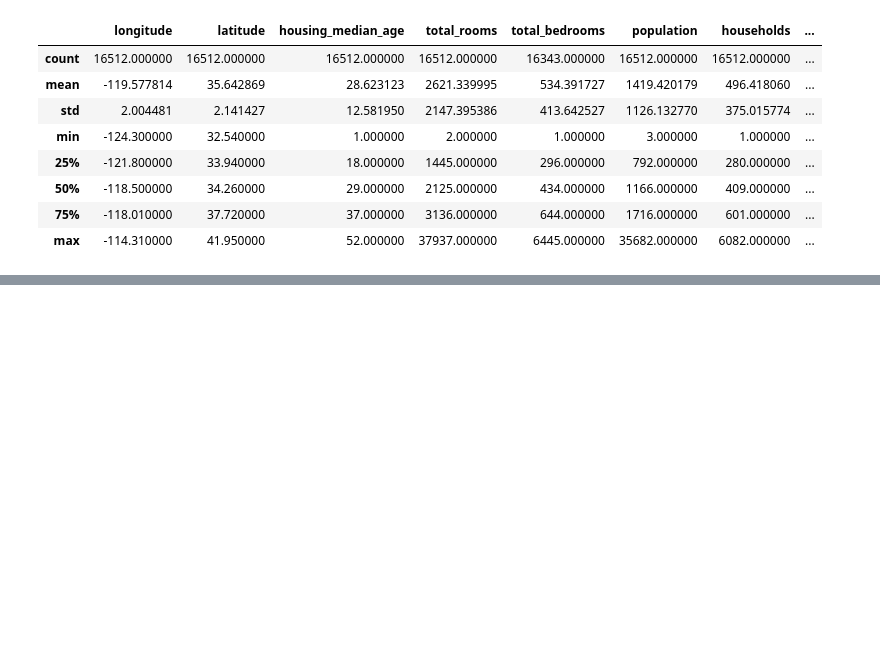
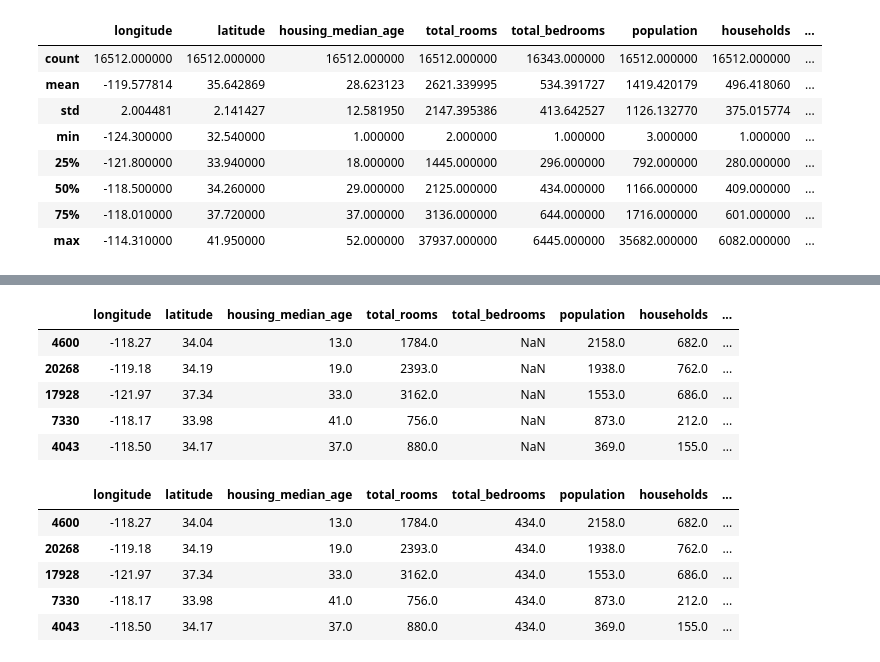
Before and after one commit to andysingal/CaliforniaHousing_Prices, a Jupyter notebook: Cali_house.ipynb, the cells around one changed output, grey strips where cells are left out. Saved outputs shown, nothing was run; the diff lists cells and outputs as text; code cells hidden in the pictures; blank space fills up the shorter version.

```diff
--- a/Cali_house.ipynb
+++ b/Cali_house.ipynb
@@ -449,0 +464,24 @@ Name: median_house_value, dtype: float64
+# %%
+
+#@ Working on missing values:
+sample_incomplete_rows = housing[housing.isnull().any(axis=1)].head()
+IPython.display.display(sample_incomplete_rows)                                             # Inspecting the missing values.
+sample_incomplete_rows.dropna(subset=["total_bedrooms"])                                    # Getting rid of corresponding districts.
+sample_incomplete_rows.drop("total_bedrooms", axis=1)                                       # Getting rid of whole attribute.
+median = housing["total_bedrooms"].median()                                                 # Calculating the median.
+sample_incomplete_rows["total_bedrooms"].fillna(median, inplace=True)                       # Imputing the median value.
+print("\n")
+IPython.display.display(sample_incomplete_rows)
+# %% [output]
+|  | longitude | latitude | housing_median_age | total_rooms | total_bedrooms | population | households | ... |
+| 4600 | -118.27 | 34.04 | 13.0 | 1784.0 | NaN | 2158.0 | 682.0 | ... |
+| 20268 | -119.18 | 34.19 | 19.0 | 2393.0 | NaN | 1938.0 | 762.0 | ... |
+| 17928 | -121.97 | 37.34 | 33.0 | 3162.0 | NaN | 1553.0 | 686.0 | ... |
+| 7330 | -118.17 | 33.98 | 41.0 | 756.0 | NaN | 873.0 | 212.0 | ... |
+| 4043 | -118.50 | 34.17 | 37.0 | 880.0 | NaN | 369.0 | 155.0 | ... |
+|  | longitude | latitude | housing_median_age | total_rooms | total_bedrooms | population | households | ... |
+| 4600 | -118.27 | 34.04 | 13.0 | 1784.0 | 434.0 | 2158.0 | 682.0 | ... |
+| 20268 | -119.18 | 34.19 | 19.0 | 2393.0 | 434.0 | 1938.0 | 762.0 | ... |
+| 17928 | -121.97 | 37.34 | 33.0 | 3162.0 | 434.0 | 1553.0 | 686.0 | ... |
+| 7330 | -118.17 | 33.98 | 41.0 | 756.0 | 434.0 | 873.0 | 212.0 | ... |
+| 4043 | -118.50 | 34.17 | 37.0 | 880.0 | 434.0 | 369.0 | 155.0 | ... |
```
Also changed, not shown: parts of 21 cells of this notebook.
